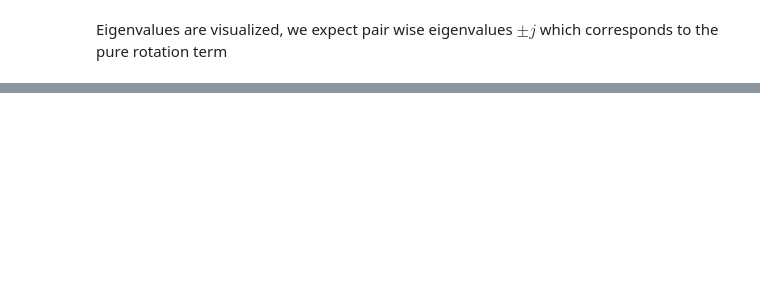
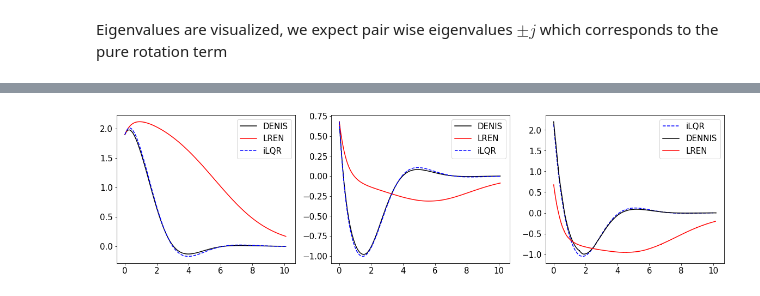
Before and after one commit to xl402/DeepKoopman, a Jupyter notebook: control/pendulum-control.ipynb, the cells around one changed output, grey strips where cells are left out. Cells and saved outputs as stored; diff of their text form; code cells hidden in the pictures; blank space fills up the shorter version.

```diff
--- a/control/pendulum-control.ipynb
+++ b/control/pendulum-control.ipynb
@@ -287,0 +303,34 @@ ani.save(fn+'.mp4',writer='ffmpeg')
+# %%
+# Initialize pendulum dynamics
+dt = 0.1
+dynamics = ilqr_pend(dt)
+cost = pend_cost()
+
+N = 101  # Number of time-steps in trajectory.
+x0 = y0.copy()  # Initial state.
+us_init = np.random.uniform(-1, 1, (N, 1)) # Random initial action path.
+
+ilqr = iLQR(dynamics, cost, N)
+xs, us = ilqr.fit(x0, us_init)
+t = np.arange(0, dt*(N+1), dt)
+# %%
+fig, ax = plt.subplots(1, 3, figsize=(20, 5), sharex=True)
+ax[0].plot(t1, sol_de[:, 0], 'k', label='DENIS')
+ax[0].plot(t1, sol_lr[:, 0], 'r', label='LREN')
+ax[0].plot(t, xs[:,0], '--b', label='iLQR')
+ax[0].legend()
+
+ax[1].plot(t1, sol_de[:, 1], 'k', label='DENIS')
+ax[1].plot(t1, sol_lr[:, 1], 'r', label='LREN')
+ax[1].plot(t, xs[:,1], '--b', label='iLQR')
+ax[1].legend()
+
+ax[2].plot(t[:-1], us, '--b', label='iLQR')
+ax[2].plot(t_u_de, de_u, 'k', label='DENNIS')
+ax[2].plot(t_u_lr, lr_u, 'r', label='LREN')
+ax[2].legend()
+
+plt.savefig('figures/denis_vs_lh_kooc_vs_lqr_3.png', bbox_inches='tight', dpi=200)
+plt.show()
+# %% [output]
+[figure, added]
```
Also changed, not shown: parts of 15 cells of this notebook, 8 other files.
